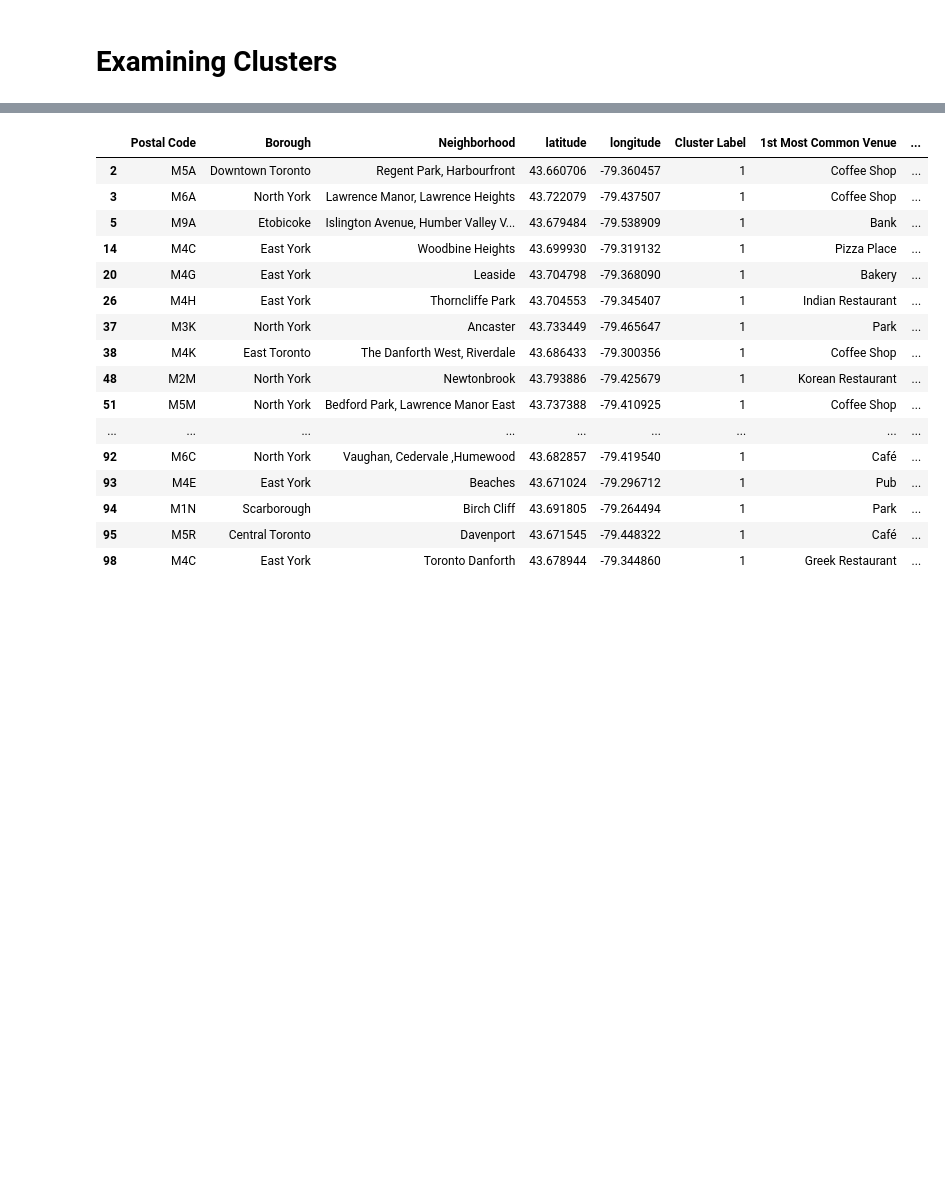
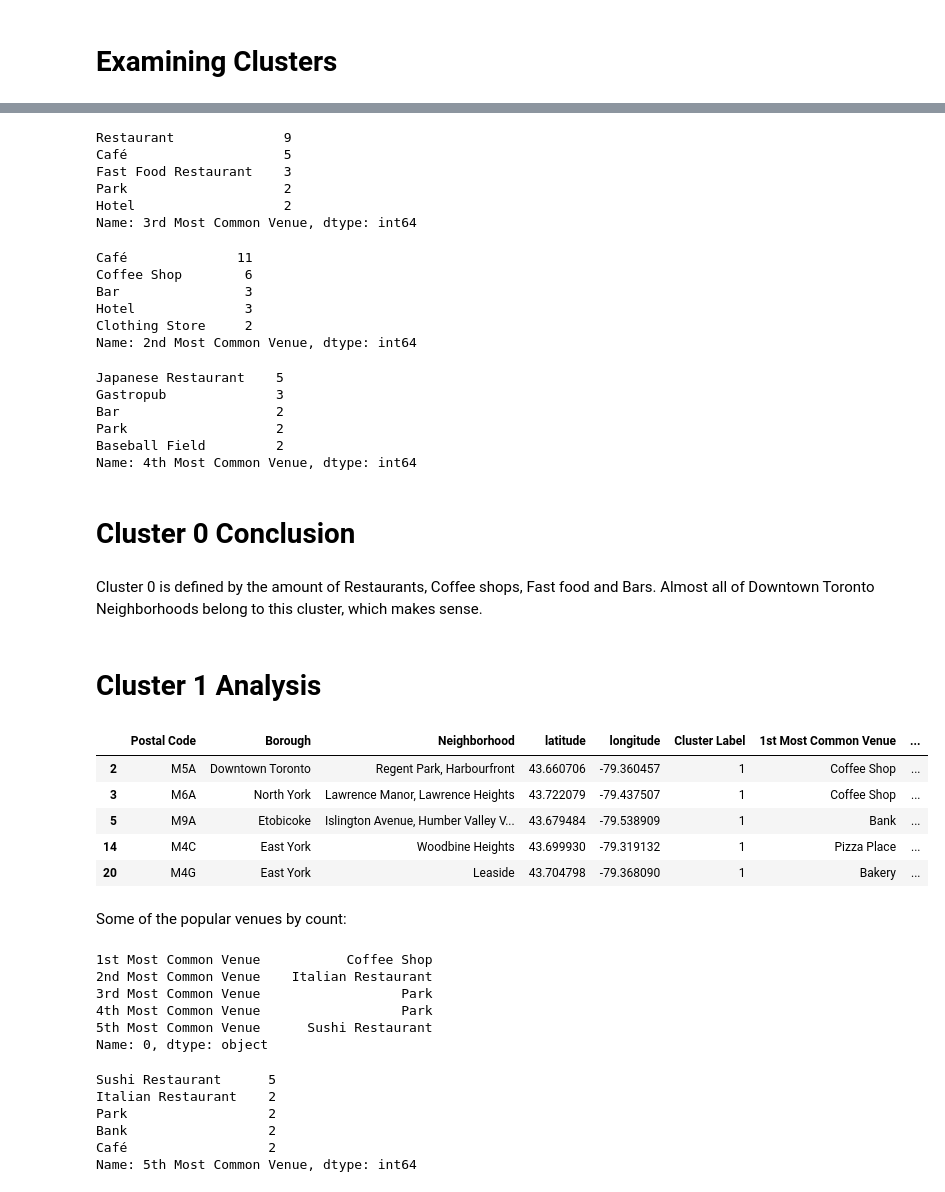
Before and after one commit to sha71000/Clustering-analysis-and-visualisation, a Jupyter notebook: Clustering and analysis.ipynb, the cells around one changed output, grey strips where cells are left out. Saved outputs shown, nothing was run; the diff lists cells and outputs as text; code cells hidden in the pictures; blank space fills up the shorter version.

```diff
--- a/Clustering and analysis.ipynb
+++ b/Clustering and analysis.ipynb
@@ -78,21 +85,64 @@ cluster0
+# %%
+cluster0['3rd Most Common Venue'].value_counts()[:5]
+# %% [output]
+Restaurant              9
+Café                    5
+Fast Food Restaurant    3
+Park                    2
+Hotel                   2
+Name: 3rd Most Common Venue, dtype: int64
+# %%
+cluster0['2nd Most Common Venue'].value_counts()[:5]
+# %% [output]
+Café              11
+Coffee Shop        6
+Bar                3
+Hotel              3
+Clothing Store     2
+Name: 2nd Most Common Venue, dtype: int64
+# %%
+cluster0['4th Most Common Venue'].value_counts()[:5]
+# %% [output]
+Japanese Restaurant    5
+Gastropub              3
+Bar                    2
+Park                   2
+Baseball Field         2
+Name: 4th Most Common Venue, dtype: int64
+# %% [markdown]
+# Cluster 0 Conclusion
+# %% [markdown]
+ Cluster 0 is defined by the amount of Restaurants, Coffee shops, Fast food and Bars. Almost all of Downtown Toronto Neighborhoods belong to this cluster, which makes sense.
+# %% [markdown]
+# Cluster 1 Analysis
 # %%
 cluster1=df.loc[df['Cluster Label'] == 1, df.columns[list(range(0, df.shape[1]))]]
-cluster1
+cluster1.head()
 # %% [output]
 |  | Postal Code | Borough | Neighborhood | latitude | longitude | Cluster Label | 1st Most Common Venue | ... |
 | 2 | M5A | Downtown Toronto | Regent Park, Harbourfront | 43.660706 | -79.360457 | 1 | Coffee Shop | ... |
 | 3 | M6A | North York | Lawrence Manor, Lawrence Heights | 43.722079 | -79.437507 | 1 | Coffee Shop | ... |
 | 5 | M9A | Etobicoke | Islington Avenue, Humber Valley V... | 43.679484 | -79.538909 | 1 | Bank | ... |
 | 14 | M4C | East York | Woodbine Heights | 43.699930 | -79.319132 | 1 | Pizza Place | ... |
 | 20 | M4G | East York | Leaside | 43.704798 | -79.368090 | 1 | Bakery | ... |
-| 26 | M4H | East York | Thorncliffe Park | 43.704553 | -79.345407 | 1 | Indian Restaurant | ... |
-| 37 | M3K | North York | Ancaster | 43.733449 | -79.465647 | 1 | Park | ... |
-| 38 | M4K | East Toronto | The Danforth West, Riverdale | 43.686433 | -79.300356 | 1 | Coffee Shop | ... |
-| 48 | M2M | North York | Newtonbrook | 43.793886 | -79.425679 | 1 | Korean Restaurant | ... |
-| 51 | M5M | North York | Bedford Park, Lawrence Manor East | 43.737388 | -79.410925 | 1 | Coffee Shop | ... |
-| ... | ... | ... | ... | ... | ... | ... | ... | ... |
-| 92 | M6C | North York | Vaughan, Cedervale ,Humewood | 43.682857 | -79.419540 | 1 | Café | ... |
-| 93 | M4E | East York | Beaches | 43.671024 | -79.296712 | 1 | Pub | ... |
-| 94 | M1N | Scarborough | Birch Cliff | 43.691805 | -79.264494 | 1 | Park | ... |
-| 95 | M5R | Central Toronto | Davenport | 43.671545 | -79.448322 | 1 | Café | ... |
-| 98 | M4C | East York | Toronto Danforth | 43.678944 | -79.344860 | 1 | Greek Restaurant | ... |
+# %% [markdown]
+Some of the popular venues by count:
+# %%
+s=cluster1.apply(lambda x: x.mode()).iloc[0,6:11]
+s
+# %% [output]
+1st Most Common Venue           Coffee Shop
+2nd Most Common Venue    Italian Restaurant
+3rd Most Common Venue                  Park
+4th Most Common Venue                  Park
+5th Most Common Venue      Sushi Restaurant
+Name: 0, dtype: object
+# %%
+cluster1['5th Most Common Venue'].value_counts()[:5]
+# %% [output]
+Sushi Restaurant      5
+Italian Restaurant    2
+Park                  2
+Bank                  2
+Café                  2
+Name: 5th Most Common Venue, dtype: int64
```
Also changed, not shown: parts of 28 cells of this notebook, 1 other file.
